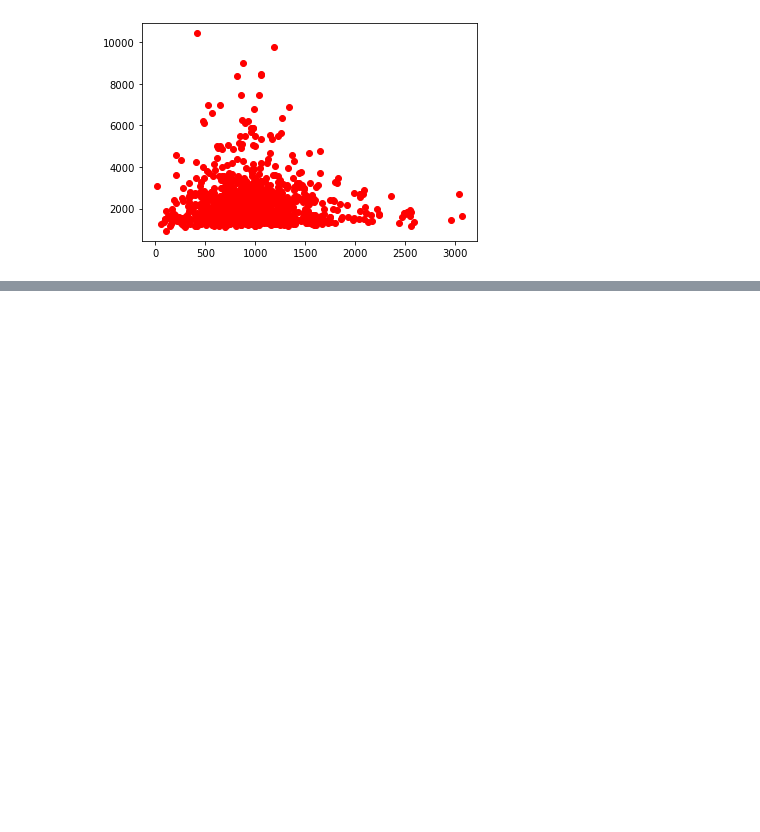
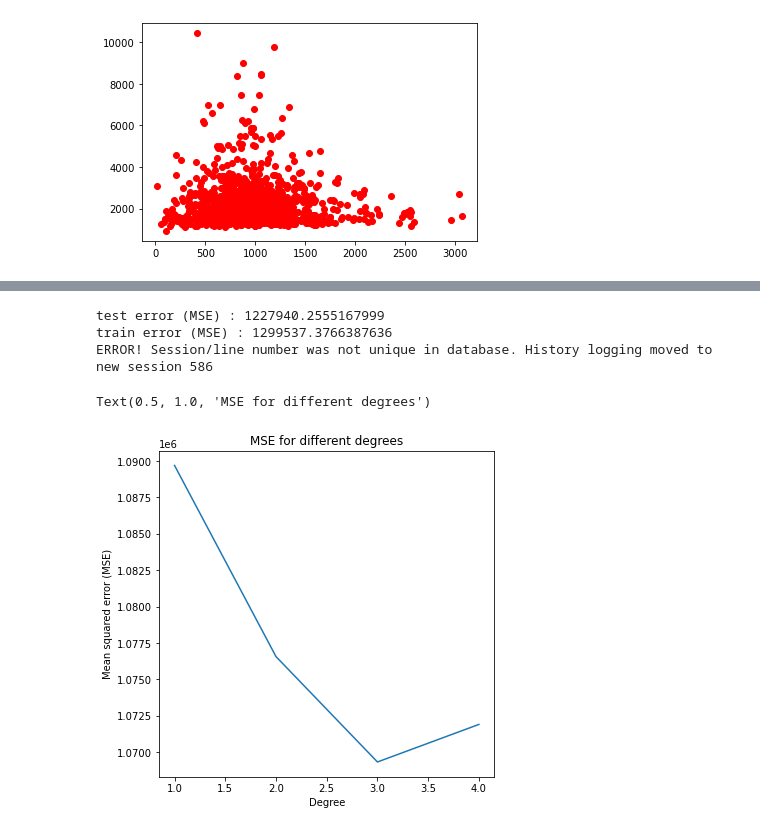
Before and after one commit to CS-433/ml-project-2-transcripted_cherry, a Jupyter notebook: Jupyter notebooks/nuclei_regression.ipynb, the cells around one changed output, grey strips where cells are left out. Saved outputs shown, nothing was run; the diff lists cells and outputs as text; code cells hidden in the pictures; blank space fills up the shorter version.

Commit message:
update with cross_validation_not_finished

```diff
--- a/Jupyter notebooks/nuclei_regression.ipynb
+++ b/Jupyter notebooks/nuclei_regression.ipynb
@@ -179,0 +182,30 @@ np.sum(mean_intensity)
+# %%
+X = patch_size.copy()
+y = mean_intensity.copy()
+# %%
+x_train,x_test,y_train,y_test = train_test_split(X,y,train_size=0.8)
+# %%
+x_train = np.array(x_train).reshape(-1, 1)
+x_test = np.array(x_test).reshape(-1, 1)
+y_train = np.array(y_train).reshape(-1, 1)
+y_test = np.array(y_test).reshape(-1, 1)
+# %%
+#model to select
+maxdegree = 5 #To define is the maximum degree of the polynomial
+training_error = []
+cross_validation_ridge_error = []
+cross_validation_lm_error = []
+
+#see which degree fits data the best for linear regression
+for d in range(1, maxdegree):
+    #polynomial feature expansion of x_train
+    x_poly_train = PolynomialFeatures(degree=d).fit_transform(x_train)
+    #apply linear regression model
+    lr = LinearRegression(fit_intercept=False)
+    rr = RidgeCV(alphas=[1e-3, 1e-2, 1e-1, 1]) #values for alpha can be adapted
+    #apply cross validation
+    cve = cross_validate(lr,x_poly_train,y_train,scoring='neg_mean_squared_error', cv=5, return_train_score=True)
+    crr = cross_validate(rr,x_poly_train,y_train,scoring='neg_mean_squared_error', cv=5, return_train_score=True)
+    #make array for cross validation with linear model and for ridge regression
+    cross_validation_lm_error.append(np.mean(np.absolute(cve['test_score'])))
+    cross_validation_ridge_error.append(np.mean(np.absolute(crr['test_score'])))
@@ -179,0 +276,17 @@ np.sum(mean_intensity)
+# %%
+print('test error (MSE) :', mse_test)
+print('train error (MSE) :', mse_train)
+# %% [output]
+test error (MSE) : 1227940.2555167999
+train error (MSE) : 1299537.3766387636
+ERROR! Session/line number was not unique in database. History logging moved to new session 586
+# %%
+#Make plot to see which degree is the best for linear model
+fig,ax=plt.subplots(figsize=(6,6))
+ax.plot(range(1,maxdegree),cross_validation_lm_error)
+ax.set_xlabel('Degree')
+ax.set_ylabel('Mean squared error (MSE)')
+ax.set_title('MSE for different degrees')
+# %% [output]
+Text(0.5, 1.0, 'MSE for different degrees')
+[figure, added]
```
Also changed, not shown: parts of 11 cells of this notebook.
